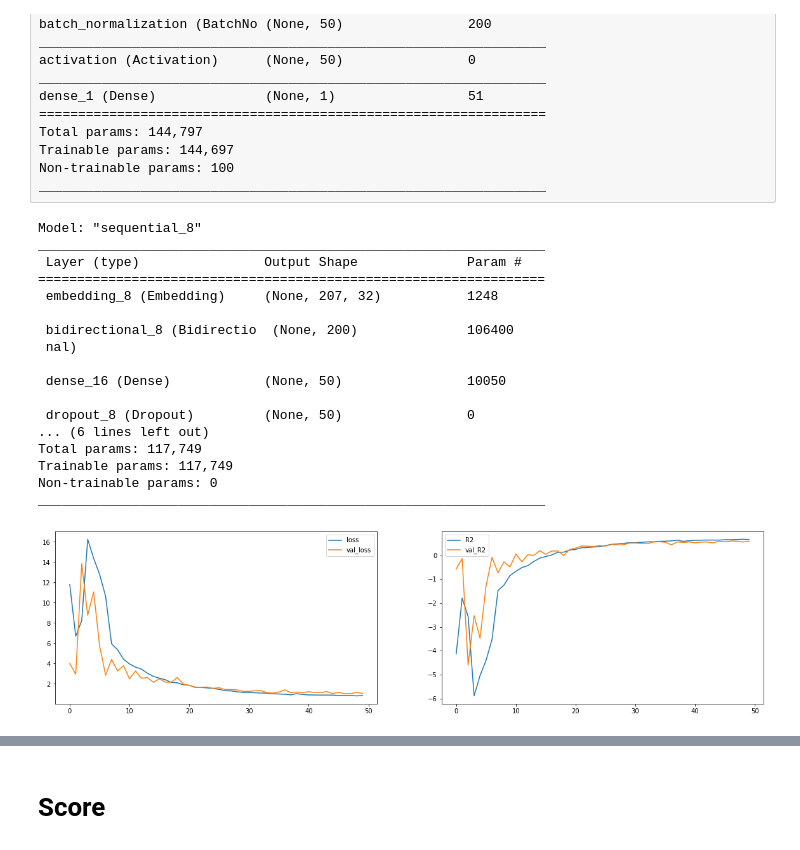
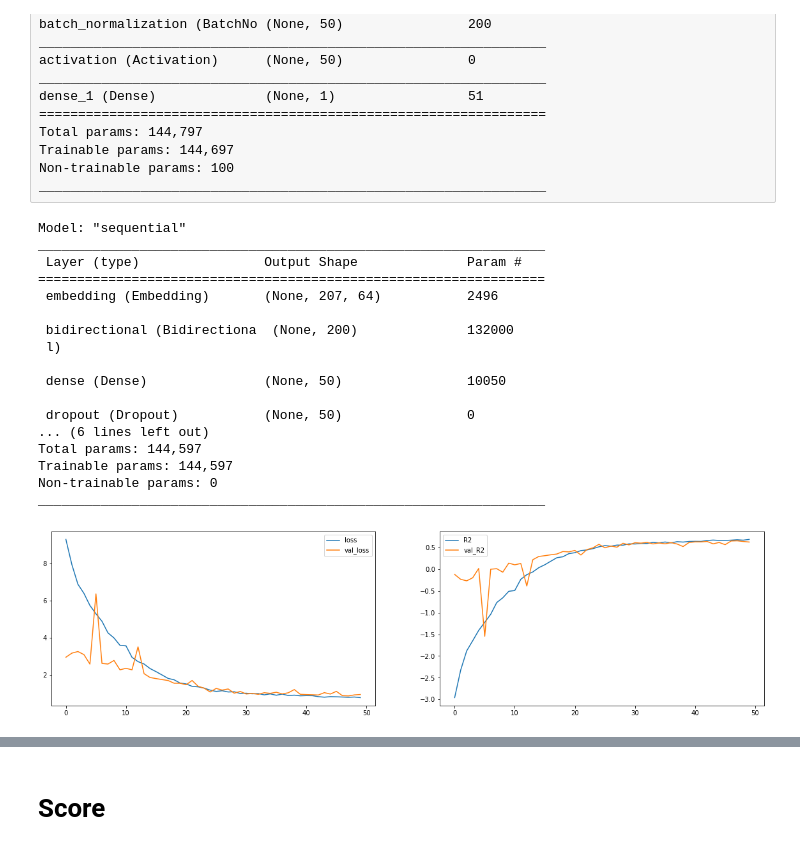
Before and after one commit to julietabraunstein/TP_final_bioinfomatica, a Jupyter notebook: 003_train_LSTM.ipynb, the cells around one changed output, grey strips where cells are left out. Cells and saved outputs as stored; diff of their text form; code cells hidden in the pictures.

```diff
--- a/003_train_LSTM.ipynb
+++ b/003_train_LSTM.ipynb
@@ -171,9 +171,9 @@ _________________________________________________________________
 model = Sequential()
 cells=100
 # Implementar modelo completo
-model.add(Embedding(vocab_size+1,32,input_length=max_sequence_len))
+model.add(Embedding(vocab_size+1,64,input_length=max_sequence_len))
 model.add(Bidirectional(LSTM(cells,return_state=False, return_sequences=False, activation='tanh')))
-model.add(Dense(50,activation='linear'))
+model.add(Dense(50,activation='relu'))
 #model.add(BatchNormalization())
 model.add(Dropout(0.8))
 model.add(Activation('relu'))
@@ -181,21 +181,21 @@ model.add(Dense(1, activation='linear'))
 # %%
 model.summary()
 # %% [output]
-Model: "sequential_8"
+Model: "sequential"
 _________________________________________________________________
  Layer (type)                Output Shape              Param #
 =================================================================
- embedding_8 (Embedding)     (None, 207, 32)           1248
+ embedding (Embedding)       (None, 207, 64)           2496
 
- bidirectional_8 (Bidirectio  (None, 200)              106400
- nal)
+ bidirectional (Bidirectiona  (None, 200)              132000
+ l)
 
- dense_16 (Dense)            (None, 50)                10050
+ dense (Dense)               (None, 50)                10050
 
- dropout_8 (Dropout)         (None, 50)                0
+ dropout (Dropout)           (None, 50)                0
 ... (6 lines left out)
-Total params: 117,749
-Trainable params: 117,749
+Total params: 144,597
+Trainable params: 144,597
 Non-trainable params: 0
 _________________________________________________________________
 # %%
@@ -208,4 +209,4 @@ plot_losses = PlotLosses(1, None)
 # %%
-history = model.fit(X_train, y_train, epochs=50, batch_size=128, validation_data=(X_test, y_test), callbacks=[plot_losses])
+history = model.fit(X_train, y_train, epochs=50, batch_size=128, validation_data=(X_test, y_test), callbacks=([plot_losses],mcp))
 # %% [output]
-[figure, old version]
+[figure, new version]
```
Also changed, not shown: parts of 48 cells of this notebook.
